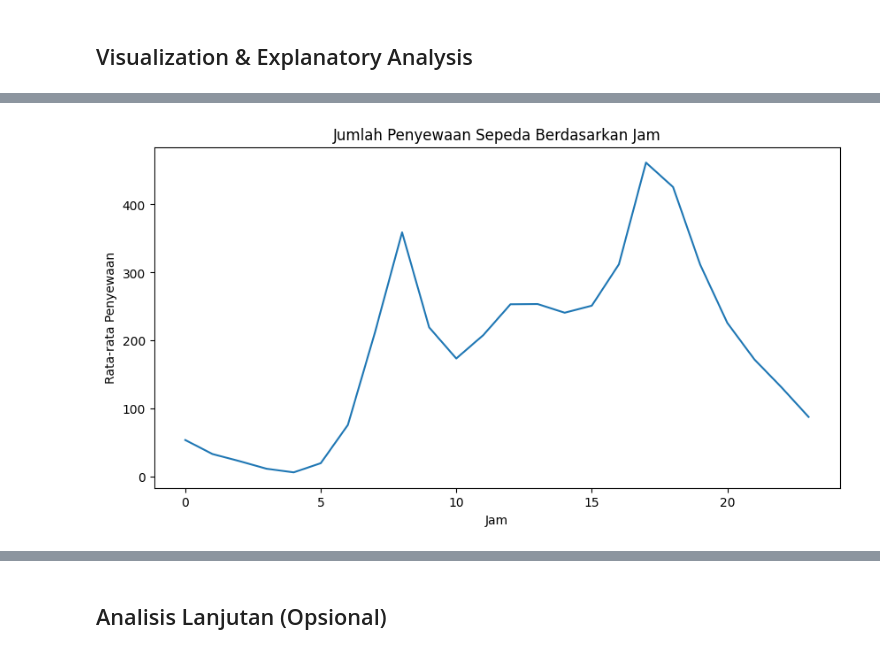
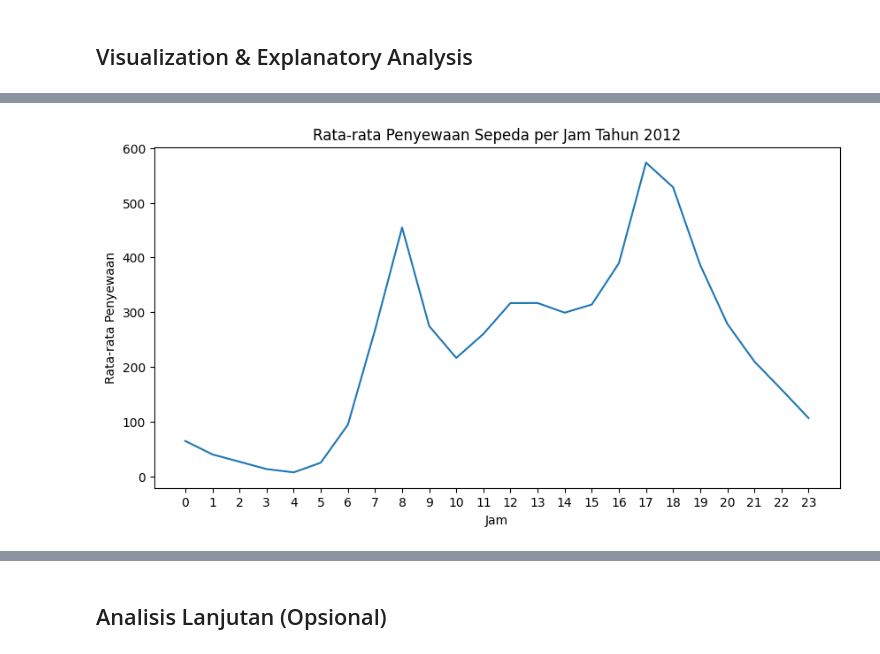
Before and after one commit to Anitawidyastini/submission, a Jupyter notebook: notebook.ipynb, the cells around one changed output, grey strips where cells are left out. Saved outputs shown, nothing was run; the diff lists cells and outputs as text; code cells hidden in the pictures.

```diff
--- a/notebook.ipynb
+++ b/notebook.ipynb
@@ -315,12 +295,18 @@ dtype: float64
 # %%
+df_2012 = hour_df[hour_df['year'] == 2012]
+
+hourly_analysis = df_2012.groupby('hr')['total_rentals'].mean()
+
+# Visualisasi
 plt.figure(figsize=(10,5))
-hour_df.groupby('hr')['total_rentals'].mean().plot()
+hourly_analysis.plot()
 
-plt.title('Jumlah Penyewaan Sepeda Berdasarkan Jam')
+plt.title('Rata-rata Penyewaan Sepeda per Jam Tahun 2012')
 plt.xlabel('Jam')
 plt.ylabel('Rata-rata Penyewaan')
+plt.xticks(range(0,24))
 plt.show()
 # %% [output]
-[figure, old version]
+[figure, new version]
 # %% [markdown]
 ### Pertanyaan 3:
```
Also changed, not shown: parts of 12 cells of this notebook.
